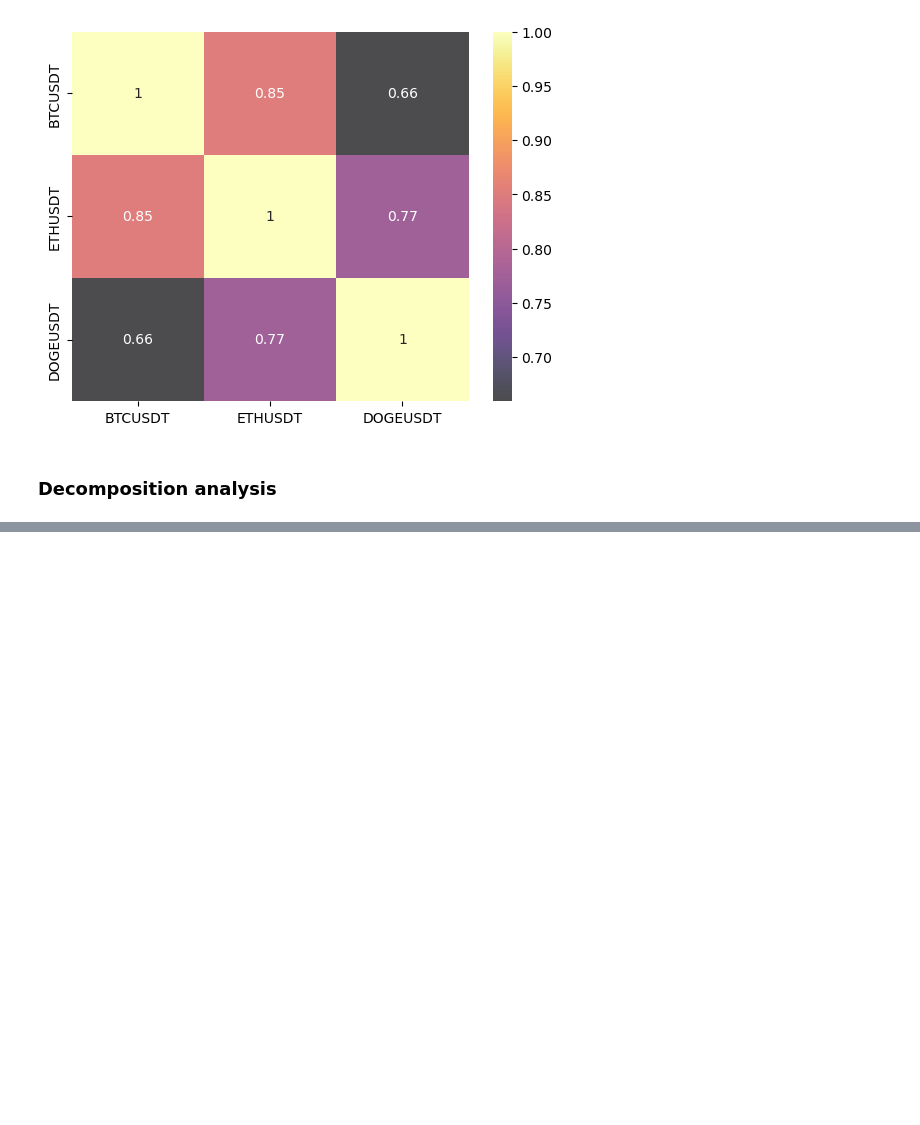
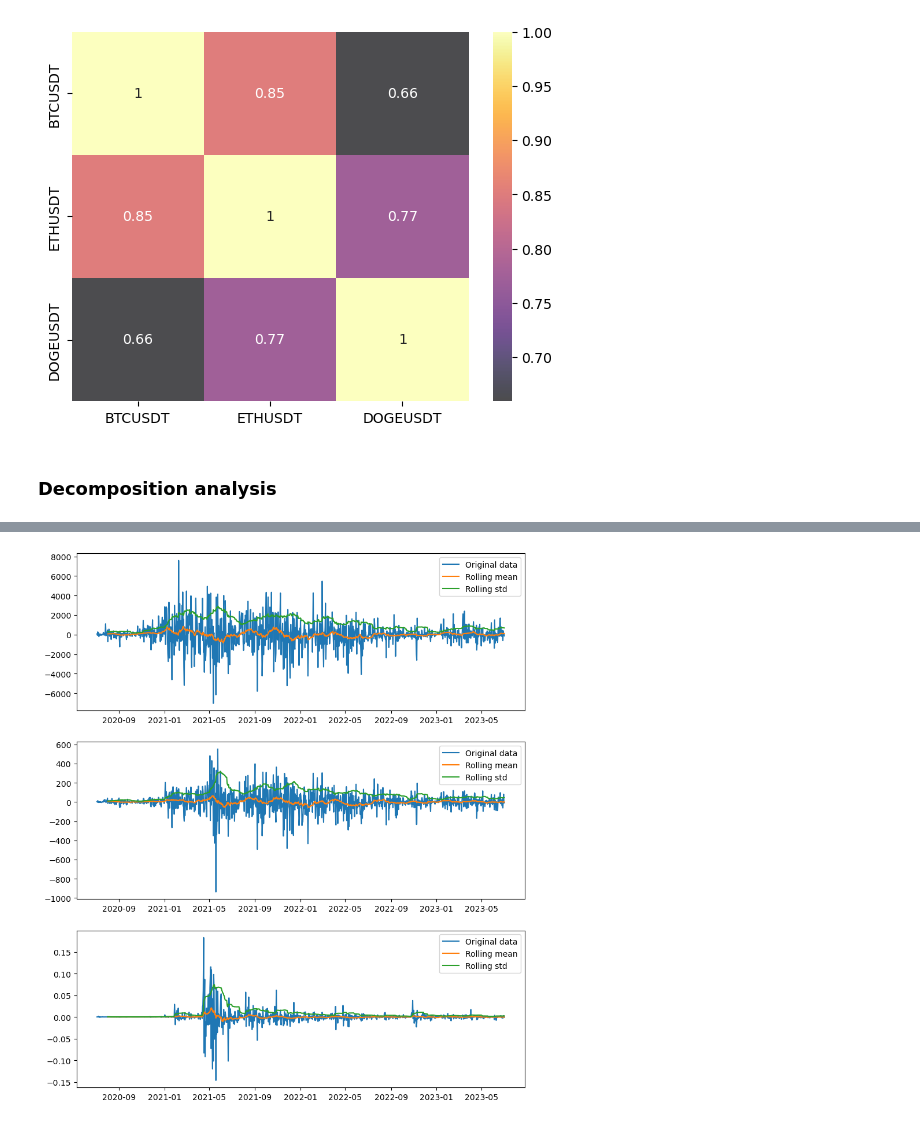
Before and after one commit to ugurEki/Cryptocurrency-Analysis, a Jupyter notebook: Time Series Analysis.ipynb, the cells around one changed output, grey strips where cells are left out. Drawn from its saved outputs; the diff is of its cells as text; code cells hidden in the pictures; blank space fills up the shorter version.

```diff
--- a/Time Series Analysis.ipynb
+++ b/Time Series Analysis.ipynb
@@ -114,0 +216,26 @@ decomposition(crypto["DOGEUSDT"], method = "multiplicative")
+# %%
+rolling_mean = differenced_crypto.rolling(window = 30).mean()
+
+rolling_std = differenced_crypto.rolling(window = 30).std()
+
+fig, axs = plt.subplots(3, 1, figsize = (10, 12))
+
+
+axs[0].plot(differenced_crypto["BTCUSDT"], label = "Original data")
+axs[0].plot(rolling_mean["BTCUSDT"], label = "Rolling mean")
+axs[0].plot(rolling_std["BTCUSDT"], label = "Rolling std")
+
+axs[1].plot(differenced_crypto["ETHUSDT"], label = "Original data")
+axs[1].plot(rolling_mean["ETHUSDT"], label = "Rolling mean")
+axs[1].plot(rolling_std["ETHUSDT"], label = "Rolling std")
+
+axs[2].plot(differenced_crypto["DOGEUSDT"], label = "Original data")
+axs[2].plot(rolling_mean["DOGEUSDT"], label = "Rolling mean")
+axs[2].plot(rolling_std["DOGEUSDT"], label = "Rolling std")
+
+axs_ = [0, 1, 2]
+
+for ax in axs_:
+    axs[ax].legend()
+# %% [output]
+[figure, added]
```
Also changed, not shown: parts of 16 cells of this notebook.
